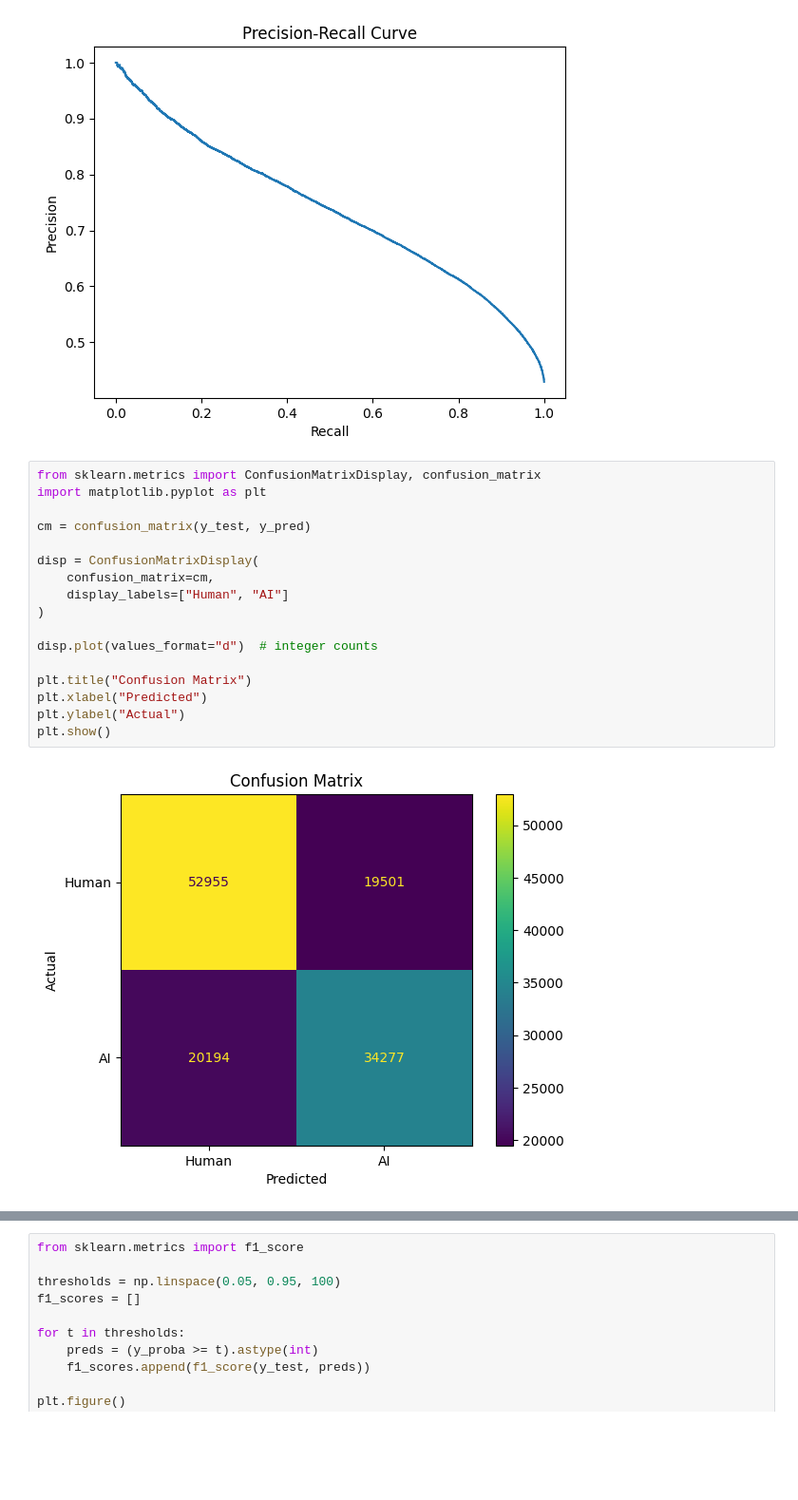
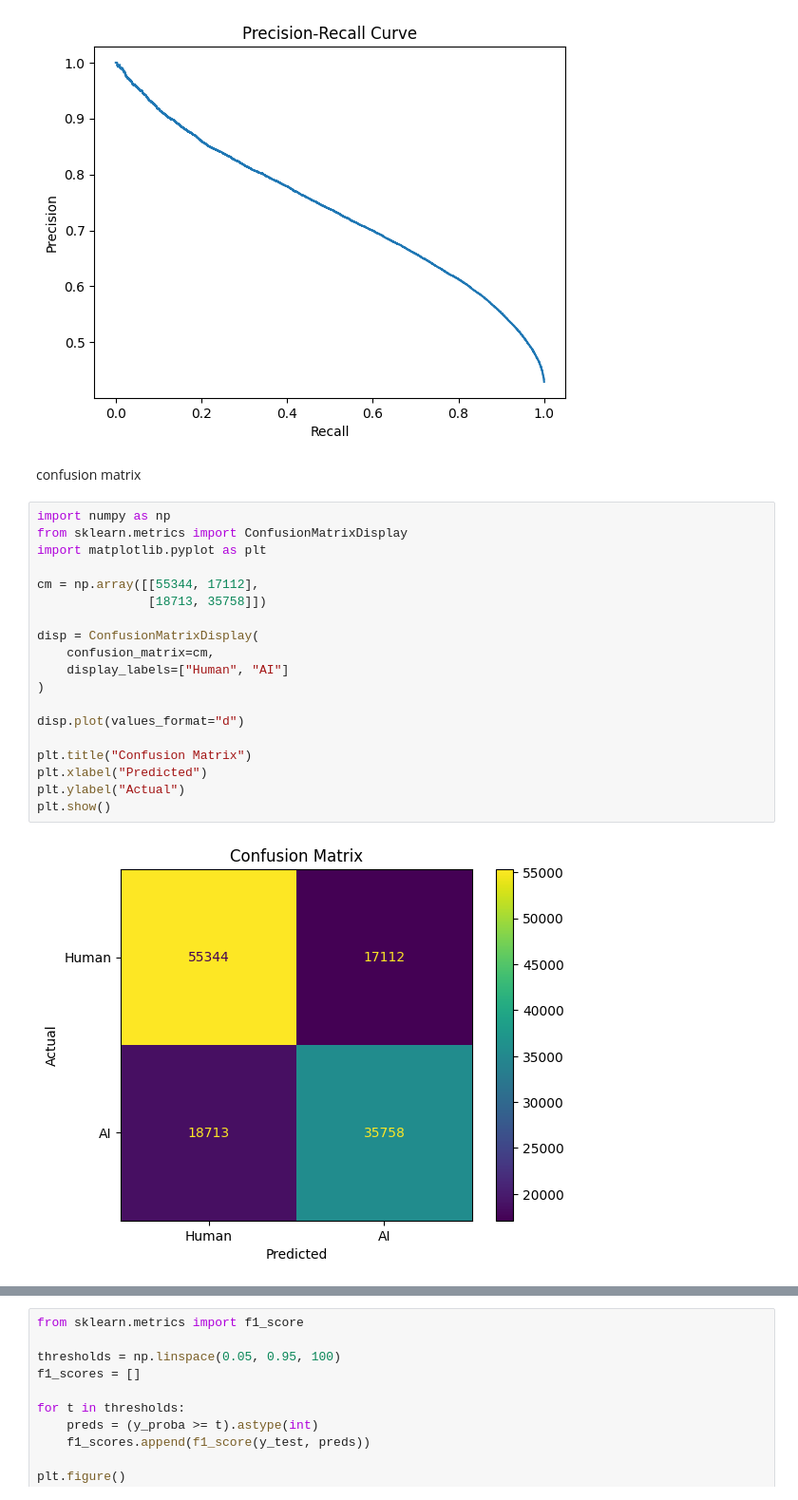
Before and after one commit to udntnojack/ai_detector, a Jupyter notebook: classifier_creation_tester/vis_model-v2.ipynb, the cells around one changed output, grey strips where cells are left out. Shown at 95% size. Drawn from its saved outputs; the diff is of its cells as text; blank space fills up the shorter version.

```diff
--- a/classifier_creation_tester/vis_model-v2.ipynb
+++ b/classifier_creation_tester/vis_model-v2.ipynb
@@ -638,22 +385,26 @@ plt.title("Precision-Recall Curve")
 plt.show()
 # %% [output]
 [figure]
+# %% [markdown]
+confusion matrix
 # %%
-from sklearn.metrics import ConfusionMatrixDisplay, confusion_matrix
+import numpy as np
+from sklearn.metrics import ConfusionMatrixDisplay
 import matplotlib.pyplot as plt
 
-cm = confusion_matrix(y_test, y_pred)
+cm = np.array([[55344, 17112],
+               [18713, 35758]])
 
 disp = ConfusionMatrixDisplay(
     confusion_matrix=cm,
     display_labels=["Human", "AI"]
 )
 
-disp.plot(values_format="d")  # integer counts
+disp.plot(values_format="d")
 
 plt.title("Confusion Matrix")
 plt.xlabel("Predicted")
 plt.ylabel("Actual")
 plt.show()
 # %% [output]
-[figure, old version]
+[figure, new version]
```
Also changed, not shown: parts of 26 cells of this notebook, 4 other files.
